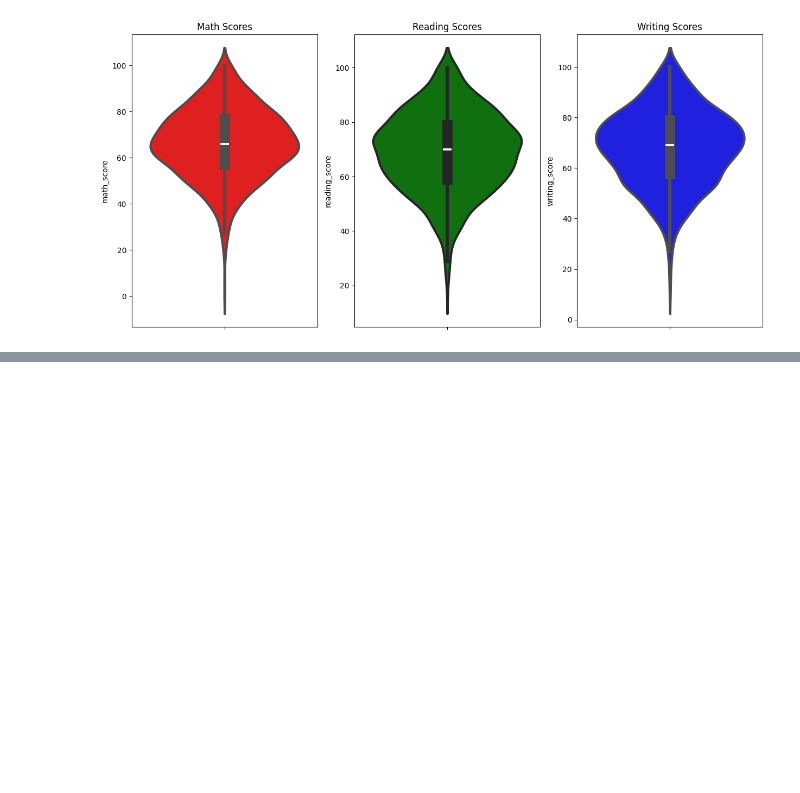
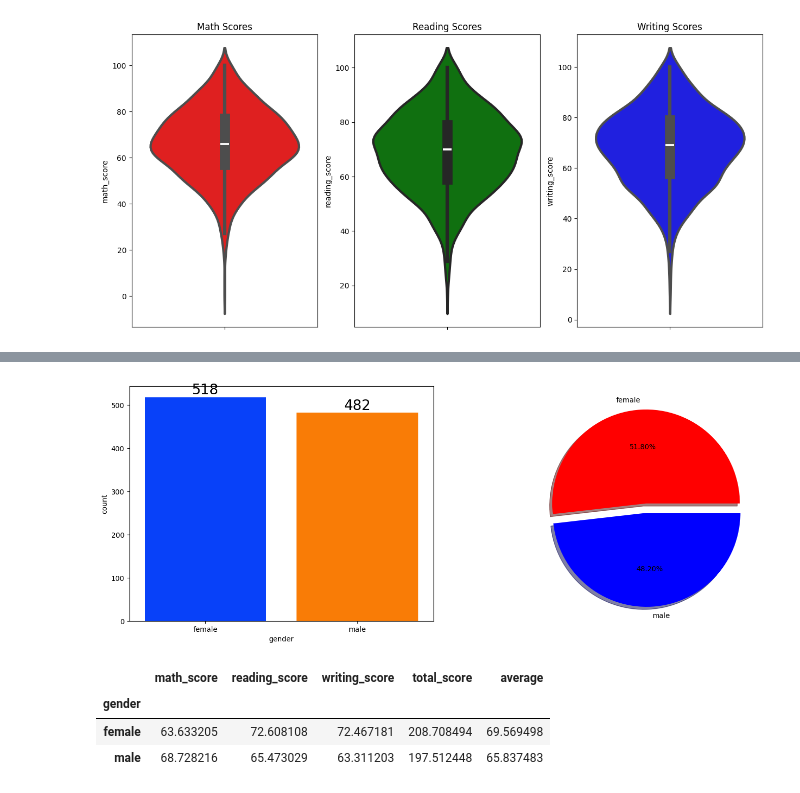
Before and after one commit to Dinesh4953/ML-Projects, a Jupyter notebook: notebook/EDA Performance.ipynb, the cells around one changed output, grey strips where cells are left out. Drawn from its saved outputs; the diff is of its cells as text; code cells hidden in the pictures; blank space fills up the shorter version.

```diff
--- a/notebook/EDA Performance.ipynb
+++ b/notebook/EDA Performance.ipynb
@@ -225,0 +275,18 @@ sns.violinplot(y='writing_score', data=data, color='blue', linewidth=3)
+# %%
+f , ax = plt.subplots(1, 2, figsize=(17, 6))
+sns.countplot(x = data['gender'], data=data, palette='bright', saturation=0.95, ax=ax[0])
+
+for container in ax[0].containers:
+    ax[0].bar_label(container, color='black', size=20)
+plt.pie(data['gender'].value_counts(), labels=["female", "male"], colors=["red", "blue"], autopct="%.2f%%", explode=[0, 0.1], shadow=True)
+plt.show()
+# %% [output]
+[figure, added]
+# %%
+gender_group = data.groupby('gender').mean(numeric_only=True)
+gender_group
+# %% [output]
+|  | math_score | reading_score | writing_score | total_score | average |
+| gender |  |  |  |  |  |
+| female | 63.633205 | 72.608108 | 72.467181 | 208.708494 | 69.569498 |
+| male | 68.728216 | 65.473029 | 63.311203 | 197.512448 | 65.837483 |
```
Also changed, not shown: parts of 3 cells of this notebook.
